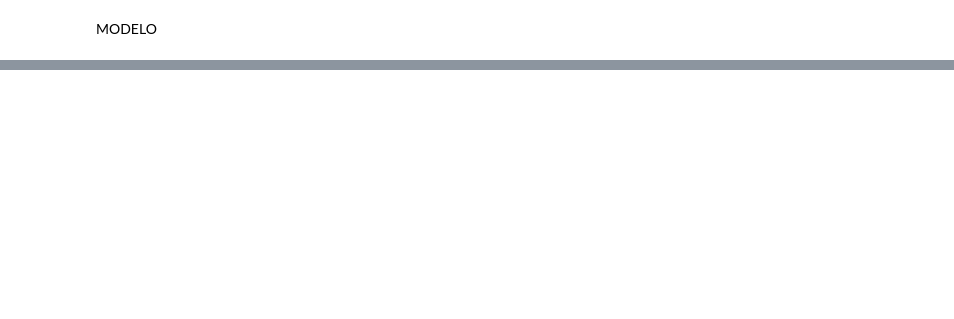
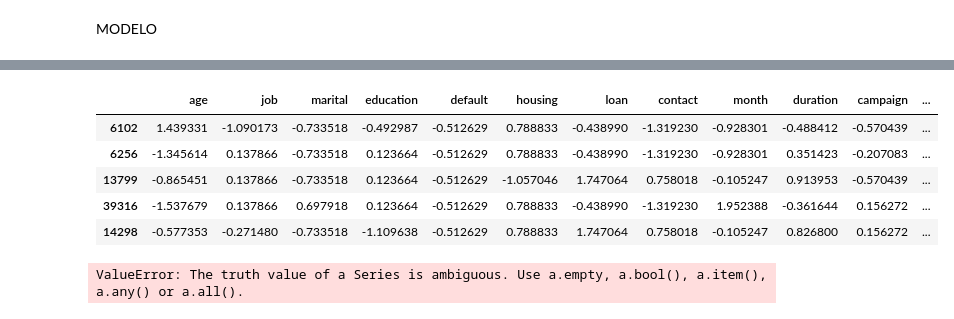
Before and after one commit to Nicolas-DL/regresiones_logisticas, a Jupyter notebook: src/explore.ipynb, the cells around one changed output, grey strips where cells are left out. Cells and saved outputs as stored; diff of their text form; code cells hidden in the pictures; blank space fills up the shorter version.

```diff
--- a/src/explore.ipynb
+++ b/src/explore.ipynb
@@ -406,0 +359,8 @@ IndexError: index 2 is out of bounds for axis 1 with size 2
+# %%
+df_clean = df_corr.copy()
+
+mode = df_clean['cons.conf.idx'].mode()
+
+replace_func = lambda x: x if x <= -26.94999 else mode
+
+df_clean['cons.conf.idx'] = df_clean['cons.conf.idx'].apply(replace_func)
@@ -418 +385,40 @@ SyntaxError: invalid syntax (2208700877.py, line 3)
+# %%
+from sklearn.preprocessing import StandardScaler
+
+predictoras = ['age', 'job', 'marital', 'education', 'default', 'housing', 'loan',
+    'contact', 'month', 'duration', 'campaign', 'previous',
+    'emp.var.rate', 'cons.price.idx', 'cons.conf.idx', 'euribor3m',
+    'nr.employed']
+
+scaler = StandardScaler()
+scaler.fit(X_train)
+
+X_train_norm = scaler.transform(X_train)
+X_train_norm = pd.DataFrame(X_train_norm, index = X_train.index, columns = predictoras)
+X_train_norm.to_csv('../data/processed/X_train_normalizados.csv', index=False)
+
+X_test_norm = scaler.transform(X_test)
+X_test_norm = pd.DataFrame(X_test_norm, index = X_test.index, columns = predictoras)
+X_test_norm.to_csv('../data/processed/X_test_normalizados.csv', index=False)
+
+X_train_norm.head()
+# %% [output]
+|  | age | job | marital | education | default | housing | loan | contact | month | duration | campaign | ... |
+| 6102 | 1.439331 | -1.090173 | -0.733518 | -0.492987 | -0.512629 | 0.788833 | -0.438990 | -1.319230 | -0.928301 | -0.488412 | -0.570439 | ... |
+| 6256 | -1.345614 | 0.137866 | -0.733518 | 0.123664 | -0.512629 | 0.788833 | -0.438990 | -1.319230 | -0.928301 | 0.351423 | -0.207083 | ... |
+| 13799 | -0.865451 | 0.137866 | -0.733518 | 0.123664 | -0.512629 | -1.057046 | 1.747064 | 0.758018 | -0.105247 | 0.913953 | -0.570439 | ... |
+| 39316 | -1.537679 | 0.137866 | 0.697918 | 0.123664 | -0.512629 | 0.788833 | -0.438990 | -1.319230 | 1.952388 | -0.361644 | 0.156272 | ... |
+| 14298 | -0.577353 | -0.271480 | -0.733518 | -1.109638 | -0.512629 | 0.788833 | 1.747064 | 0.758018 | -0.105247 | 0.826800 | 0.156272 | ... |
+# %%
+from sklearn.feature_selection import f_classif, SelectKBest
+
+selection_model = SelectKBest(f_classif, k = 9)
+selection_model.fit(X_train_norm, y_train)
+ix = selection_model.get_support()
+X_train_sel = pd.DataFrame(selection_model.transform(X_train), columns = X_train.columns.values[ix])
+X_test_sel = pd.DataFrame(selection_model.transform(X_test), columns = X_test.columns.values[ix])
+
+X_train_sel.head()
+# %% [output]
+ValueError: The truth value of a Series is ambiguous. Use a.empty, a.bool(), a.item(), a.any() or a.all().
 # %%
```
Also changed, not shown: parts of 38 cells of this notebook, 5 other files.
